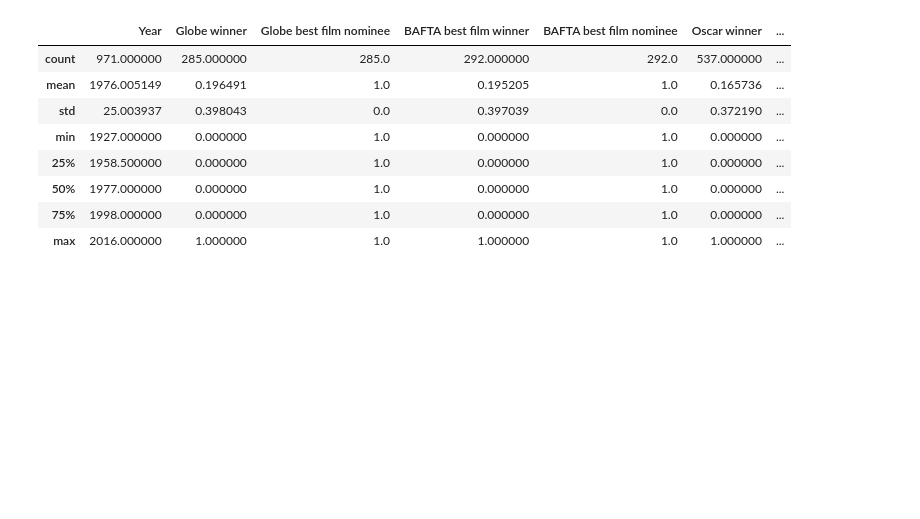
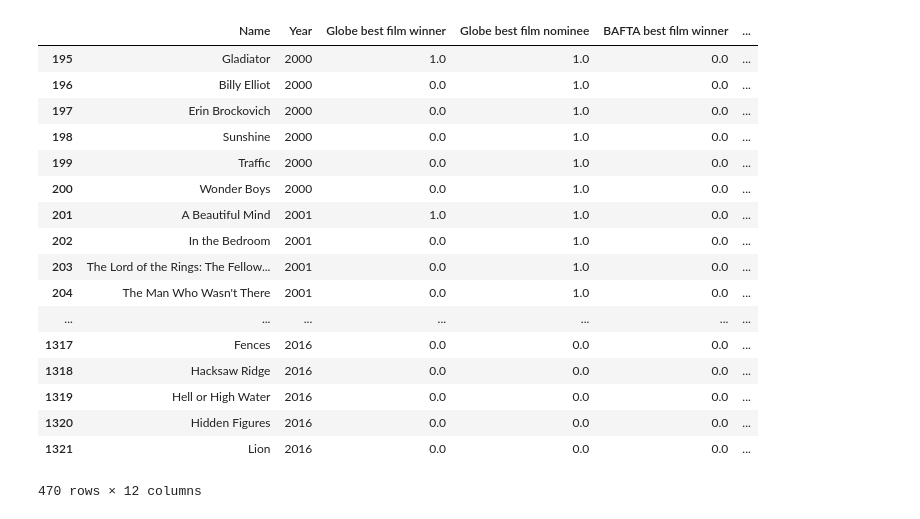
Before and after one commit to msuriyak/Movie-Analytics, a Jupyter notebook: data/Consolidated/Untitled.ipynb, the cells around one changed output. Drawn from its saved outputs; the diff is of its cells as text; code cells hidden in the pictures; blank space fills up the shorter version.

Commit message:
Created dataframe containing all best films award

```diff
--- a/data/Consolidated/Untitled.ipynb
+++ b/data/Consolidated/Untitled.ipynb
@@ -68,16 +38,20 @@ oscars.head()
+# %%
+critic = pd.read_csv('films_critic.csv')
+res = []
+for year in critic['Year'].unique():
+    temp = critic[critic['Year' ] == year]
+    if type(temp) == pd.core.series.Series:
+        res += [1]
+    else:
+        res += [1] + [0 for i in range(len(temp) -1 )]
+critic['Critic best film winner'] = res
+critic['Critic best film nominee'] = 1
+# %%
+df = [gg, bf, spirit, critic, oscars]
 # %%
 combined_df = gg.merge(bf, how='outer', right_on=['Name', 'Year'], left_on=['Name', 'Year'])
 # %%
-combined_df = combined_df.merge(oscars, how='outer', right_on=['Name', 'Year'], left_on=['Name', 'Year'])
+for frame in df[2:]:
+    combined_df = combined_df.merge(frame, how='outer', right_on=['Name', 'Year'], left_on=['Name', 'Year'])
-# %%
-combined_df.describe()
-# %% [output]
-|  | Year | Globe winner | Globe best film nominee | BAFTA best film winner | BAFTA best film nominee | Oscar winner | ... |
-| count | 971.000000 | 285.000000 | 285.0 | 292.000000 | 292.0 | 537.000000 | ... |
-| mean | 1976.005149 | 0.196491 | 1.0 | 0.195205 | 1.0 | 0.165736 | ... |
-| std | 25.003937 | 0.398043 | 0.0 | 0.397039 | 0.0 | 0.372190 | ... |
-| min | 1927.000000 | 0.000000 | 1.0 | 0.000000 | 1.0 | 0.000000 | ... |
-| 25% | 1958.500000 | 0.000000 | 1.0 | 0.000000 | 1.0 | 0.000000 | ... |
-| 50% | 1977.000000 | 0.000000 | 1.0 | 0.000000 | 1.0 | 0.000000 | ... |
-| 75% | 1998.000000 | 0.000000 | 1.0 | 0.000000 | 1.0 | 0.000000 | ... |
-| max | 2016.000000 | 1.000000 | 1.0 | 1.000000 | 1.0 | 1.000000 | ... |
+# %%
+reduced_df = combined_df[combined_df['Year'] >= 2000]
@@ -83,0 +66,21 @@ combined_df.describe()
+# %%
+reduced_df.fillna(0)
+# %% [output]
+|  | Name | Year | Globe best film winner | Globe best film nominee | BAFTA best film winner | ... |
+| 195 | Gladiator | 2000 | 1.0 | 1.0 | 0.0 | ... |
+| 196 | Billy Elliot | 2000 | 0.0 | 1.0 | 0.0 | ... |
+| 197 | Erin Brockovich | 2000 | 0.0 | 1.0 | 0.0 | ... |
+| 198 | Sunshine | 2000 | 0.0 | 1.0 | 0.0 | ... |
+| 199 | Traffic | 2000 | 0.0 | 1.0 | 0.0 | ... |
+| 200 | Wonder Boys | 2000 | 0.0 | 1.0 | 0.0 | ... |
+| 201 | A Beautiful Mind | 2001 | 1.0 | 1.0 | 0.0 | ... |
+| 202 | In the Bedroom | 2001 | 0.0 | 1.0 | 0.0 | ... |
+| 203 | The Lord of the Rings: The Fellow... | 2001 | 0.0 | 1.0 | 0.0 | ... |
+| 204 | The Man Who Wasn't There | 2001 | 0.0 | 1.0 | 0.0 | ... |
+| ... | ... | ... | ... | ... | ... | ... |
+| 1317 | Fences | 2016 | 0.0 | 0.0 | 0.0 | ... |
+| 1318 | Hacksaw Ridge | 2016 | 0.0 | 0.0 | 0.0 | ... |
+| 1319 | Hell or High Water | 2016 | 0.0 | 0.0 | 0.0 | ... |
+| 1320 | Hidden Figures | 2016 | 0.0 | 0.0 | 0.0 | ... |
+| 1321 | Lion | 2016 | 0.0 | 0.0 | 0.0 | ... |
+470 rows × 12 columns
```
Also changed, not shown: parts of 6 cells of this notebook, 3 other files.
